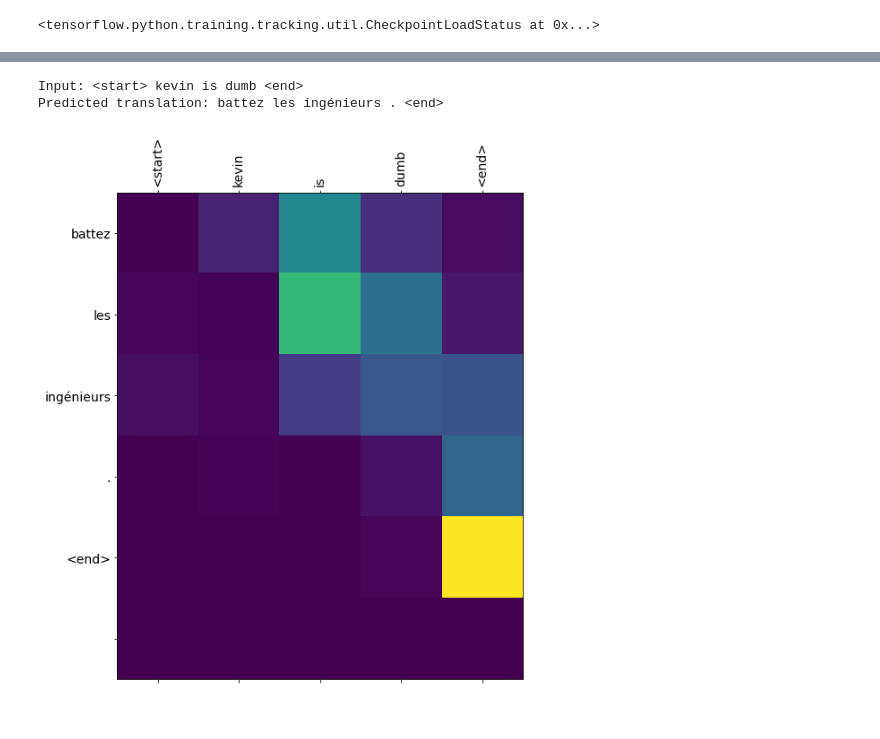
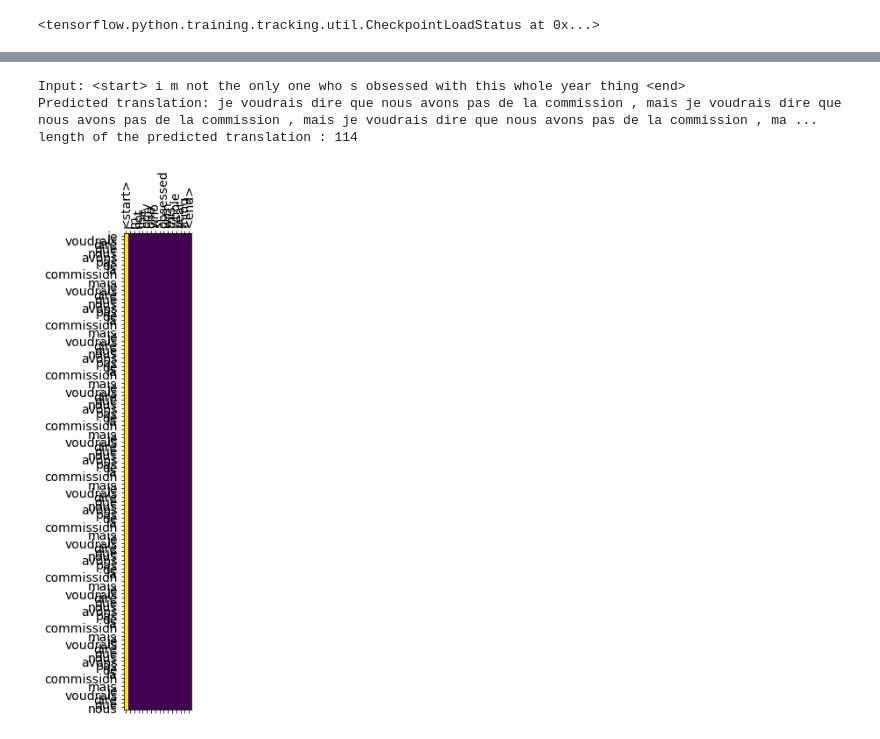
Before and after one commit to harmanpreet93/low-resource-machine-translation, a Jupyter notebook: notebooks/Attention.ipynb, the cells around one changed output, grey strips where cells are left out. Saved outputs shown, nothing was run; the diff lists cells and outputs as text; code cells hidden in the pictures.

```diff
--- a/notebooks/Attention.ipynb
+++ b/notebooks/Attention.ipynb
@@ -580,6 +583,8 @@ Predicted translation: nous devons nous faut exercer une réponse au cours des l
-# %%
-translate(f"kevin is dumb")
-# %% [output]
-Input: <start> kevin is dumb <end>
-Predicted translation: battez les ingénieurs . <end>
-[figure, removed]
+# %%
+# Here we see some not so good behavior of the model, the lenght of the predicted translation is 114 because its max lenght is 113 and the model adds a space afterwards
+translate(f"i'm not the only one who's obsessed with this whole year thing")
+# %% [output]
+Input: <start> i m not the only one who s obsessed with this whole year thing <end>
+Predicted translation: je voudrais dire que nous avons pas de la commission , mais je voudrais dire que nous avons pas de la commission , mais je voudrais dire que nous avons pas de la commission , ma ...
+length of the predicted translation : 114
+[figure, added]
```
Also changed, not shown: parts of 42 cells of this notebook.
